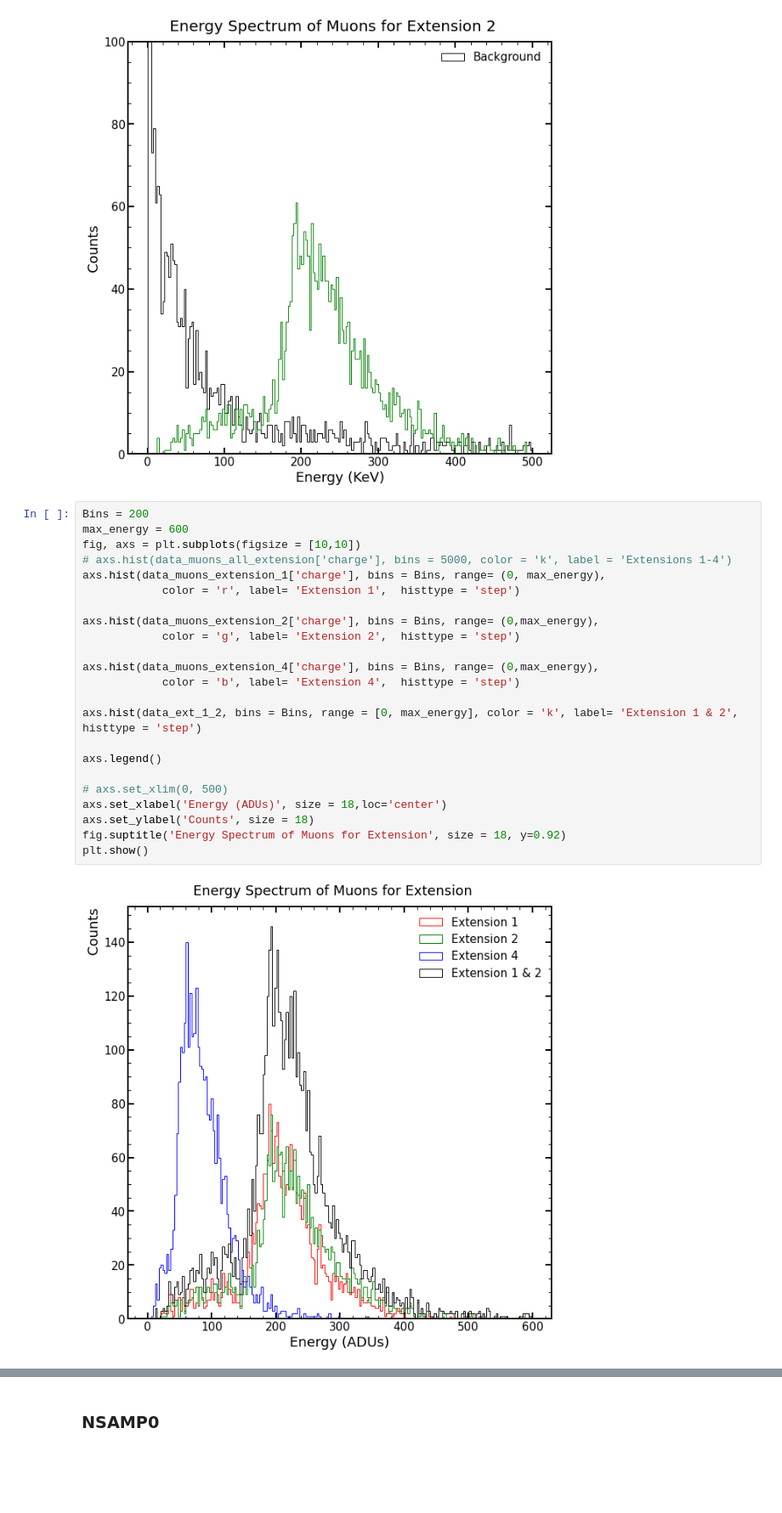
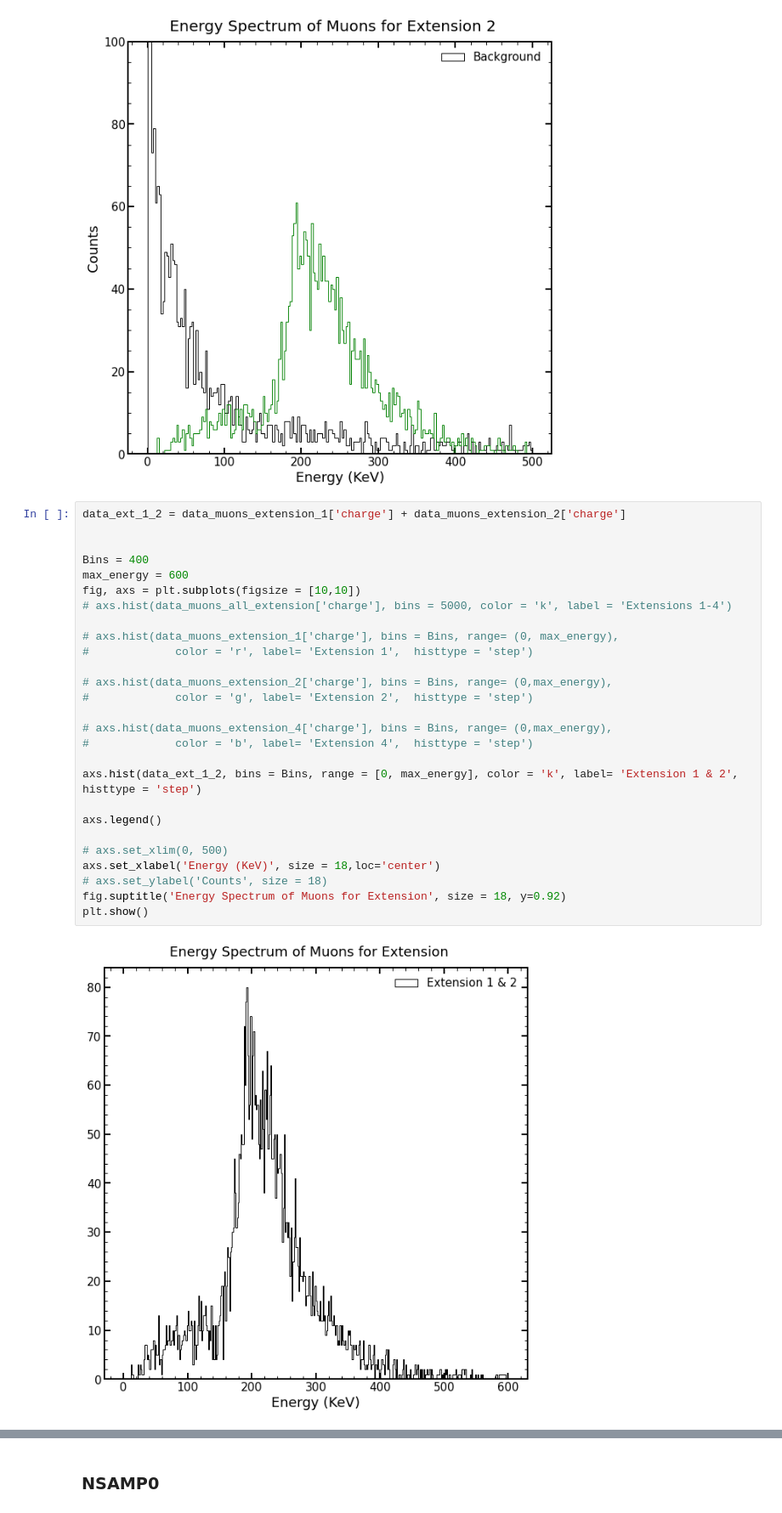
Before and after one commit to mausanram/CodigosICN, a Jupyter notebook: Catalogo_Eventos/Ajuste_Espectro.ipynb, the cells around one changed output, grey strips where cells are left out. Shown at 85% size. Saved outputs shown, nothing was run; the diff lists cells and outputs as text; blank space fills up the shorter version.

```diff
--- a/Catalogo_Eventos/Ajuste_Espectro.ipynb
+++ b/Catalogo_Eventos/Ajuste_Espectro.ipynb
@@ -201,28 +201,32 @@ plt.show()
 [figure]
 [figure]
 # %%
-Bins = 200
+data_ext_1_2 = data_muons_extension_1['charge'] + data_muons_extension_2['charge']
+
+
+Bins = 400
 max_energy = 600
 fig, axs = plt.subplots(figsize = [10,10])
 # axs.hist(data_muons_all_extension['charge'], bins = 5000, color = 'k', label = 'Extensions 1-4')
-axs.hist(data_muons_extension_1['charge'], bins = Bins, range= (0, max_energy),
-            color = 'r', label= 'Extension 1',  histtype = 'step')
 
-axs.hist(data_muons_extension_2['charge'], bins = Bins, range= (0,max_energy),
-            color = 'g', label= 'Extension 2',  histtype = 'step')
+# axs.hist(data_muons_extension_1['charge'], bins = Bins, range= (0, max_energy),
+#             color = 'r', label= 'Extension 1',  histtype = 'step')
 
-axs.hist(data_muons_extension_4['charge'], bins = Bins, range= (0,max_energy),
-            color = 'b', label= 'Extension 4',  histtype = 'step')
+# axs.hist(data_muons_extension_2['charge'], bins = Bins, range= (0,max_energy),
+#             color = 'g', label= 'Extension 2',  histtype = 'step')
+
+# axs.hist(data_muons_extension_4['charge'], bins = Bins, range= (0,max_energy),
+#             color = 'b', label= 'Extension 4',  histtype = 'step')
 
 axs.hist(data_ext_1_2, bins = Bins, range = [0, max_energy], color = 'k', label= 'Extension 1 & 2',  histtype = 'step')
 
 axs.legend()
 
 # axs.set_xlim(0, 500)
-axs.set_xlabel('Energy (ADUs)', size = 18,loc='center')
-axs.set_ylabel('Counts', size = 18)
+axs.set_xlabel('Energy (KeV)', size = 18,loc='center')
+# axs.set_ylabel('Counts', size = 18)
 fig.suptitle('Energy Spectrum of Muons for Extension', size = 18, y=0.92)
 plt.show()
 # %% [output]
-[figure, old version]
+[figure, new version]
 # %%
```
Also changed, not shown: parts of 1 cell of this notebook, 5 other files.
